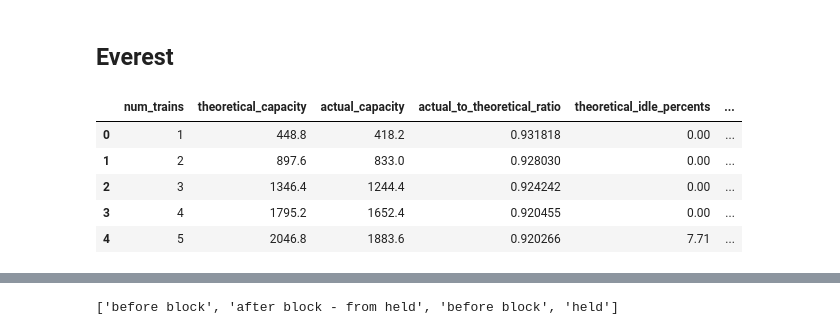
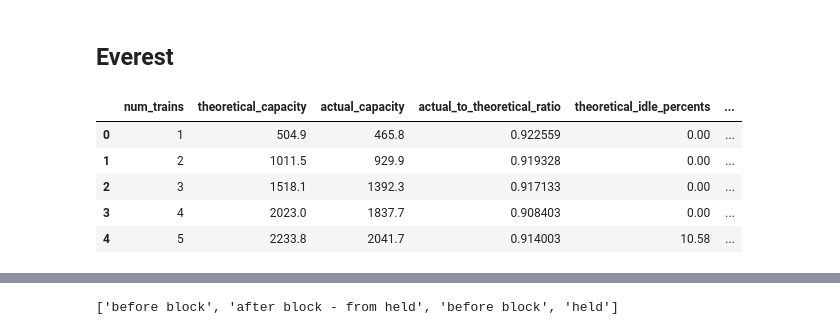
Before and after one commit to AlexBorger/block-zone-simulator, a Jupyter notebook: Code/sim_scratchpad.ipynb, the cells around one changed output, grey strips where cells are left out. Cells and saved outputs as stored; diff of their text form; code cells hidden in the pictures.

```diff
--- a/Code/sim_scratchpad.ipynb
+++ b/Code/sim_scratchpad.ipynb
@@ -530,7 +530,7 @@ blocks = {
         'is_occupied': False,
         'can_operate_from_stop': True,
         'mandatory_hold': True,
-        'hold_time': 35,
+        'hold_time': 34,  # true is ~ 34?
         'has_merger_switch': False,
         'has_splitter_switch': False
     },
@@ -614,7 +614,7 @@ blocks = {
         'is_occupied': False,
         'can_operate_from_stop': True,
         'mandatory_hold': True,
-        'hold_time': 20,
+        'hold_time': 10,  # was 20
         'has_merger_switch': False,
         'has_splitter_switch': False
     }
@@ -640,45 +640,46 @@ theoretical_idle_percents = []
 actual_capacities = []
 actual_idle_percents = []
 
-sim_run_time = 36000  # 10 hours (60s * 60min * 10hr)
+sim_run_time = 72000  # 10 hours (60s * 60min * 10hr)
+vehicle_capacity = 34
 
 for n in [1, 2, 3, 4, 5]:
     # run without sluggishness
     optional_params['sluggishness'] = False
     circuit = Circuit(blocks, num_trains=n, optional_params=optional_params)
     for _ in range(sim_run_time):
         circuit.step()
     # analyze results
-    theoretical_capacities.append(calculate_hourly_capacity(vehicle_capacity=34, circuit=circuit))
+    theoretical_capacities.append(calculate_hourly_capacity(vehicle_capacity=vehicle_capacity, circuit=circuit))
     train_idles = []
     for train_name in circuit.trains:
         train_idles.append(100*circuit.trains[train_name].total_seconds_held / circuit.time)
     theoretical_idle_percents.append(round(np.mean(train_idles),2))
     # run again with sluggishness
-    optional_params['sluggishness'] = True
+    optional_params['sluggishness'] = True  # change this back
     circuit = Circuit(blocks, num_trains=n, optional_params=optional_params)
     for _ in range(sim_run_time):
         circuit.step()
-    actual_capacities.append(calculate_hourly_capacity(vehicle_capacity=34, circuit=circuit))
+    actual_capacities.append(calculate_hourly_capacity(vehicle_capacity=vehicle_capacity, circuit=circuit))
     train_idles = []
     for train_name in circuit.trains:
         train_idles.append(100*circuit.trains[train_name].total_seconds_held / circuit.time)
     actual_idle_percents.append(round(np.mean(train_idles),2))
 
 df = pd.DataFrame({
     'num_trains': list(range(1,6)),
     'theoretical_capacity': theoretical_capacities,
     'actual_capacity': actual_capacities,
     'actual_to_theoretical_ratio': [actual_capacities[i] / theoretical_capacities[i] for i in range(len(actual_capacities))],
     'theoretical_idle_percents': theoretical_idle_percents,
     'actual_idle_percents': actual_idle_percents
 })
 
 df
 # %% [output]
 |  | num_trains | theoretical_capacity | actual_capacity | actual_to_theoretical_ratio | theoretical_idle_percents | ... |
-| 0 | 1 | 448.8 | 418.2 | 0.931818 | 0.00 | ... |
-| 1 | 2 | 897.6 | 833.0 | 0.928030 | 0.00 | ... |
-| 2 | 3 | 1346.4 | 1244.4 | 0.924242 | 0.00 | ... |
-| 3 | 4 | 1795.2 | 1652.4 | 0.920455 | 0.00 | ... |
-| 4 | 5 | 2046.8 | 1883.6 | 0.920266 | 7.71 | ... |
+| 0 | 1 | 504.9 | 465.8 | 0.922559 | 0.00 | ... |
+| 1 | 2 | 1011.5 | 929.9 | 0.919328 | 0.00 | ... |
+| 2 | 3 | 1518.1 | 1392.3 | 0.917133 | 0.00 | ... |
+| 3 | 4 | 2023.0 | 1837.7 | 0.908403 | 0.00 | ... |
+| 4 | 5 | 2233.8 | 2041.7 | 0.914003 | 10.58 | ... |
```
Also changed, not shown: parts of 5 cells of this notebook, 4 other files.
